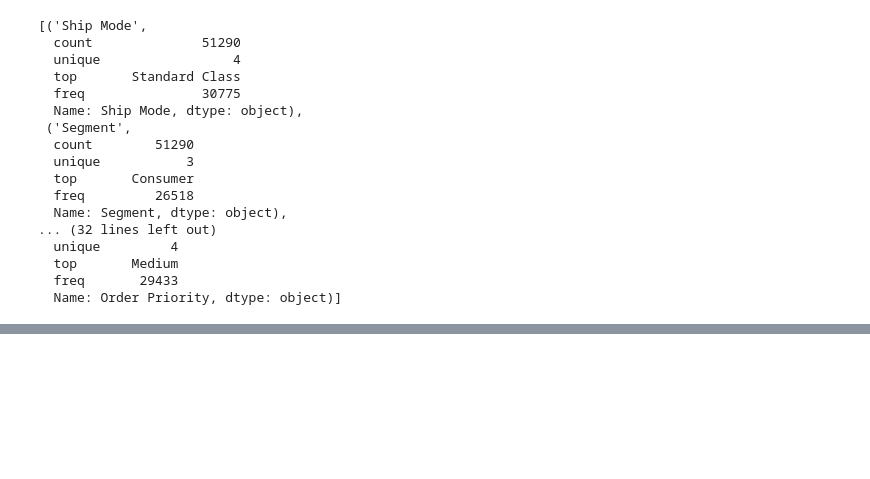
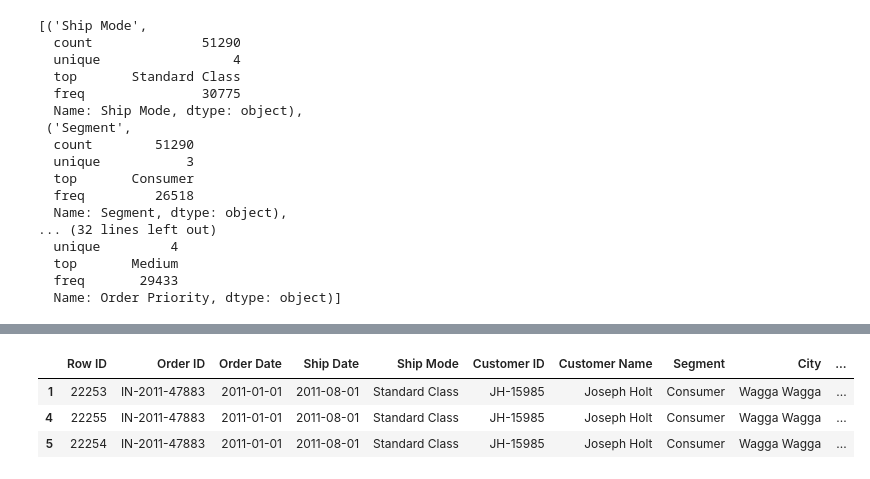
Before and after one commit to intronic/datademo, a Jupyter notebook: data-eng.ipynb, the cells around one changed output, grey strips where cells are left out. Cells and saved outputs as stored; diff of their text form; code cells hidden in the pictures; blank space fills up the shorter version.

```diff
--- a/data-eng.ipynb
+++ b/data-eng.ipynb
@@ -113,0 +143,10 @@ df.head()
+# %%
+# Inspect rows for a single order
+# - rows appear to be product line items for a multiple-product order
+
+df.loc[df['Order ID'] == 'IN-2011-47883']
+# %% [output]
+|  | Row ID | Order ID | Order Date | Ship Date | Ship Mode | Customer ID | Customer Name | Segment | City | ... |
+| 1 | 22253 | IN-2011-47883 | 2011-01-01 | 2011-08-01 | Standard Class | JH-15985 | Joseph Holt | Consumer | Wagga Wagga | ... |
+| 4 | 22255 | IN-2011-47883 | 2011-01-01 | 2011-08-01 | Standard Class | JH-15985 | Joseph Holt | Consumer | Wagga Wagga | ... |
+| 5 | 22254 | IN-2011-47883 | 2011-01-01 | 2011-08-01 | Standard Class | JH-15985 | Joseph Holt | Consumer | Wagga Wagga | ... |
```
Also changed, not shown: parts of 33 cells of this notebook.
